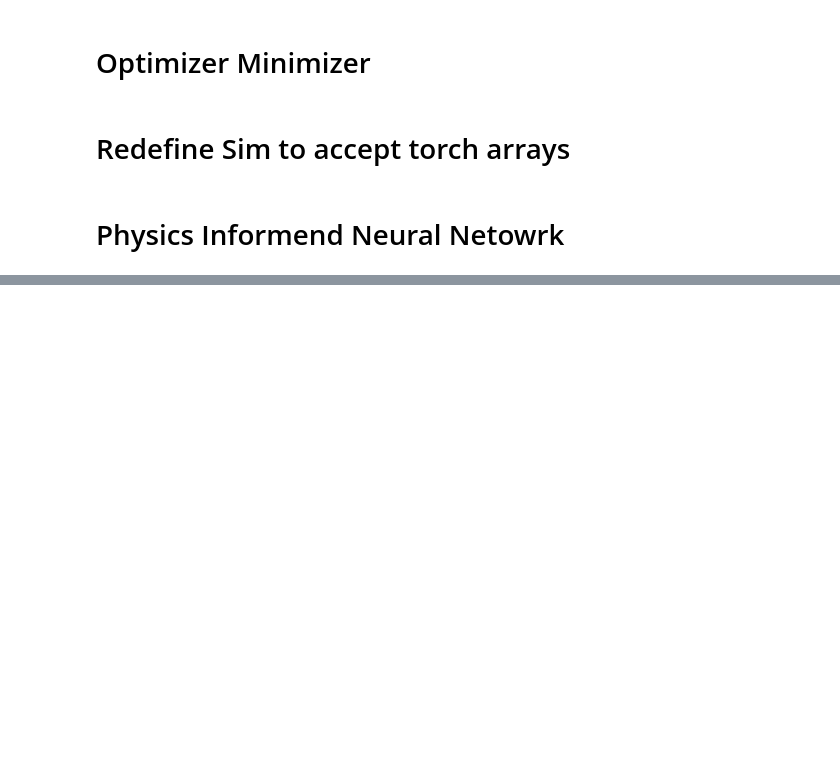
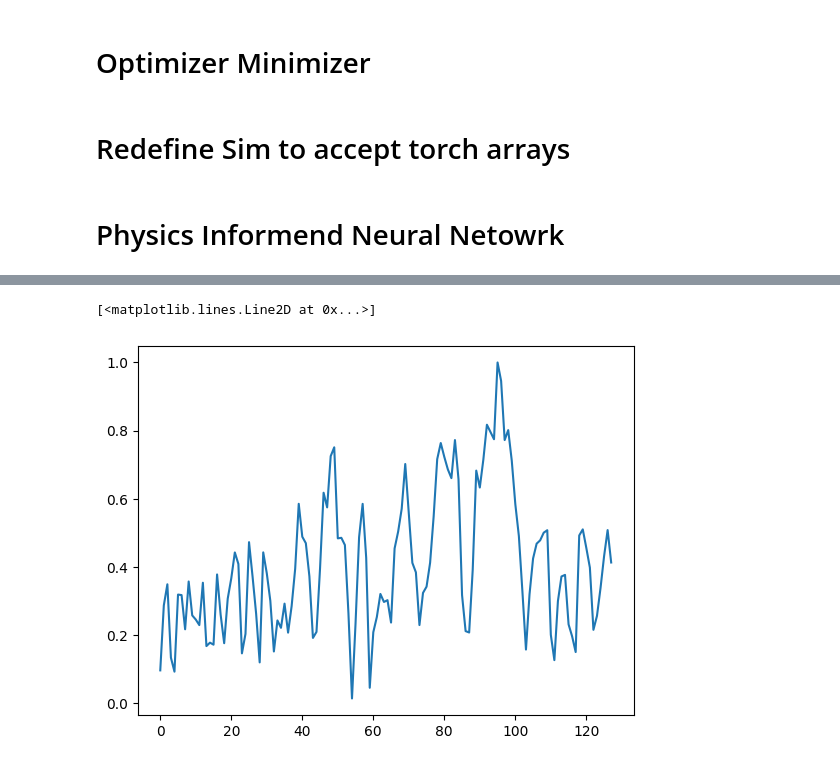
Before and after one commit to Excaliabure/FinancialGamble, a Jupyter notebook: Forex/oanda/solution8.ipynb, the cells around one changed output, grey strips where cells are left out. Saved outputs shown, nothing was run; the diff lists cells and outputs as text; code cells hidden in the pictures; blank space fills up the shorter version.

```diff
--- a/Forex/oanda/solution8.ipynb
+++ b/Forex/oanda/solution8.ipynb
@@ -515 +637,6 @@ Epoch 9/100 | Loss: 0.635112
 KeyboardInterrupt:
+# %%
+plt.plot(distances[1].detach().T)
+# %% [output]
+[<matplotlib.lines.Line2D at 0x...>]
+[figure, added]
```
Also changed, not shown: parts of 12 cells of this notebook, 2 other files.
